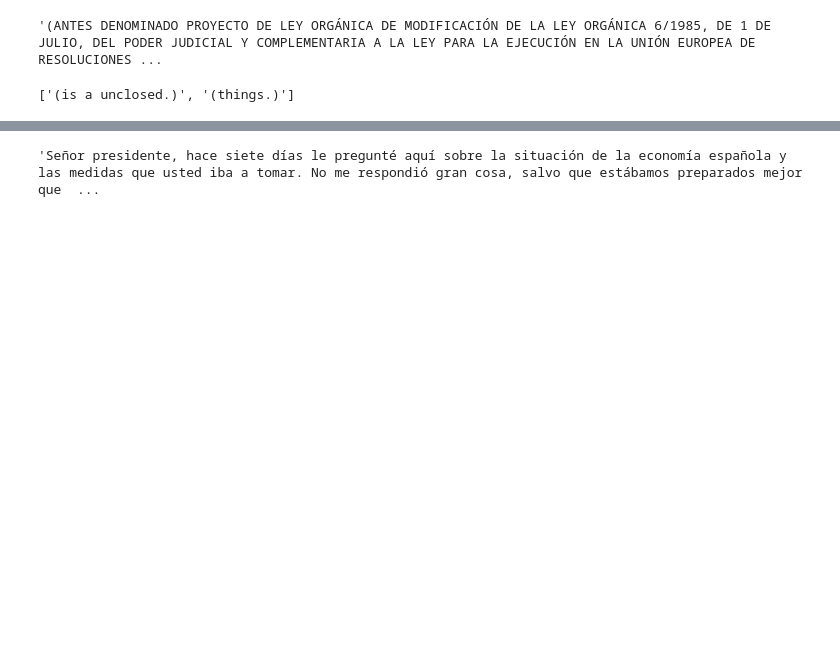
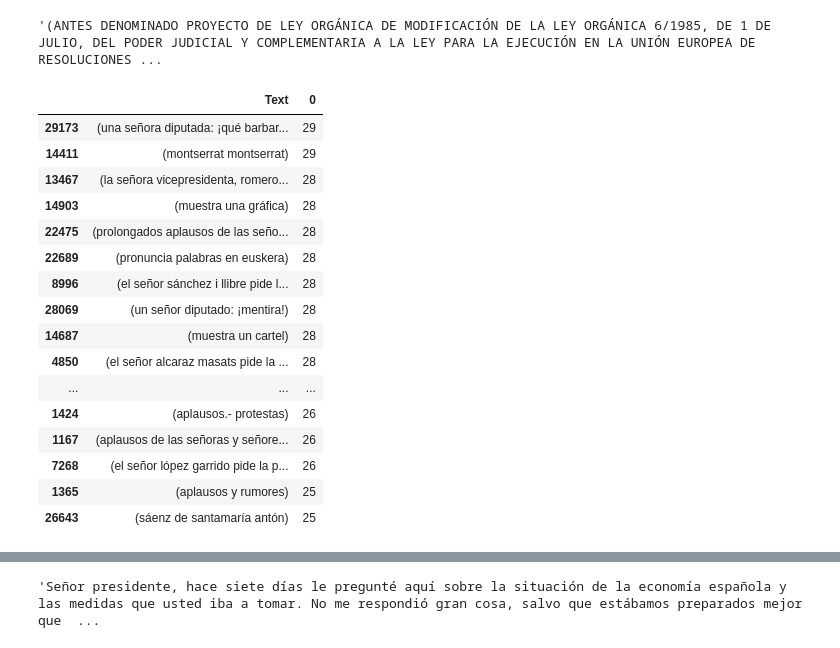
Before and after one commit to jmservera/debate, a Jupyter notebook: 03-Prepare-Data.ipynb, the cells around one changed output, grey strips where cells are left out. Cells and saved outputs as stored; diff of their text form; code cells hidden in the pictures; blank space fills up the shorter version.

```diff
--- a/03-Prepare-Data.ipynb
+++ b/03-Prepare-Data.ipynb
@@ -64,8 +65,3 @@ tdf=pd.DataFrame({'m':l})
 tdf["m"].apply(lambda m: m.replace(".)",")") ).iloc[6065]
 # %% [output]
 '(ANTES DENOMINADO PROYECTO DE LEY ORGÁNICA DE MODIFICACIÓN DE LA LEY ORGÁNICA 6/1985, DE 1 DE JULIO, DEL PODER JUDICIAL Y COMPLEMENTARIA A LA LEY PARA LA EJECUCIÓN EN LA UNIÓN EUROPEA DE RESOLUCIONES ...
-# %%
-t="this (is a unclosed. or more (things. whatever"
-[t+")" for t in re.findall(unclosed_parenthesized_pat,str(t))]
-# %% [output]
-['(is a unclosed.)', '(things.)']
@@ -72 +86,25 @@ t="this (is a unclosed. or more (things. whatever"
+# %%
+parens=pd.DataFrame(flattened_list, columns=["Text"])
+parens["Text"]=parens["Text"].str.replace(r"\.$",")")
+parens["Text"]=parens["Text"].str.replace(r"\.\)",")")
+parens["Text"]=parens["Text"].str.lower()
+parens.groupby("Text").size().reset_index().sort_values(0,ascending=False).iloc[180:200]
+# %% [output]
+|  | Text | 0 |
+| 29173 | (una señora diputada: ¡qué barbar... | 29 |
+| 14411 | (montserrat montserrat) | 29 |
+| 13467 | (la señora vicepresidenta, romero... | 28 |
+| 14903 | (muestra una gráfica) | 28 |
+| 22475 | (prolongados aplausos de las seño... | 28 |
+| 22689 | (pronuncia palabras en euskera) | 28 |
+| 8996 | (el señor sánchez i llibre pide l... | 28 |
+| 28069 | (un señor diputado: ¡mentira!) | 28 |
+| 14687 | (muestra un cartel) | 28 |
+| 4850 | (el señor alcaraz masats pide la ... | 28 |
+| ... | ... | ... |
+| 1424 | (aplausos.- protestas) | 26 |
+| 1167 | (aplausos de las señoras y señore... | 26 |
+| 7268 | (el señor lópez garrido pide la p... | 26 |
+| 1365 | (aplausos y rumores) | 25 |
+| 26643 | (sáenz de santamaría antón) | 25 |
 # %%
```
Also changed, not shown: parts of 12 cells of this notebook, 2 other files.
